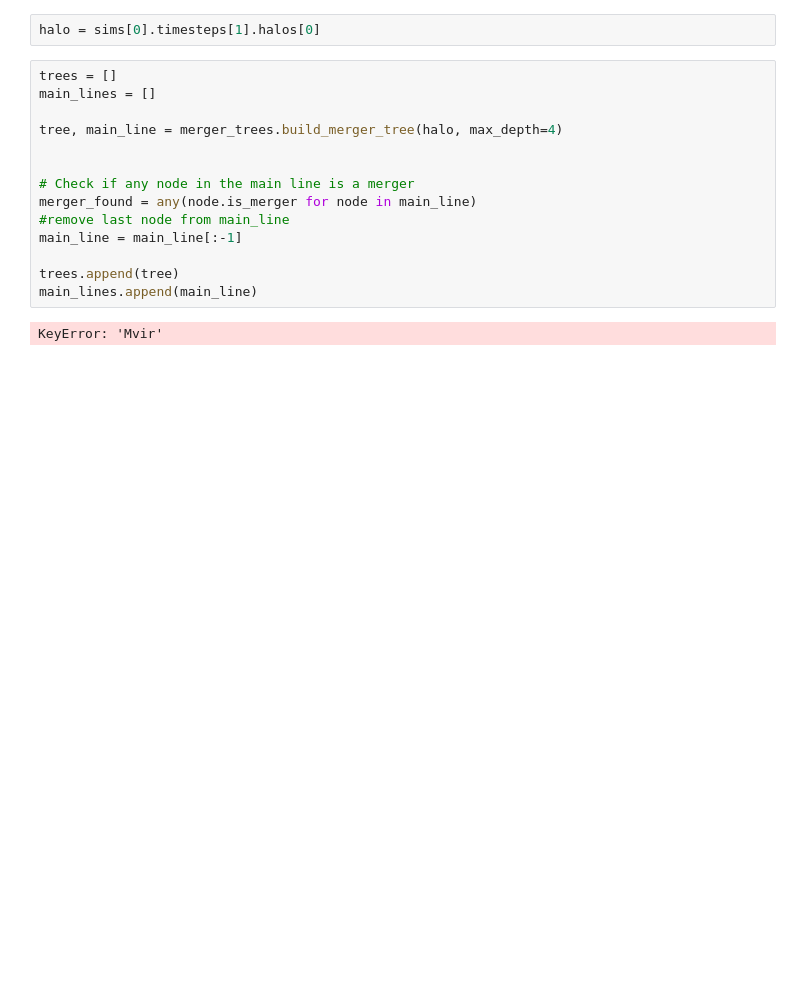
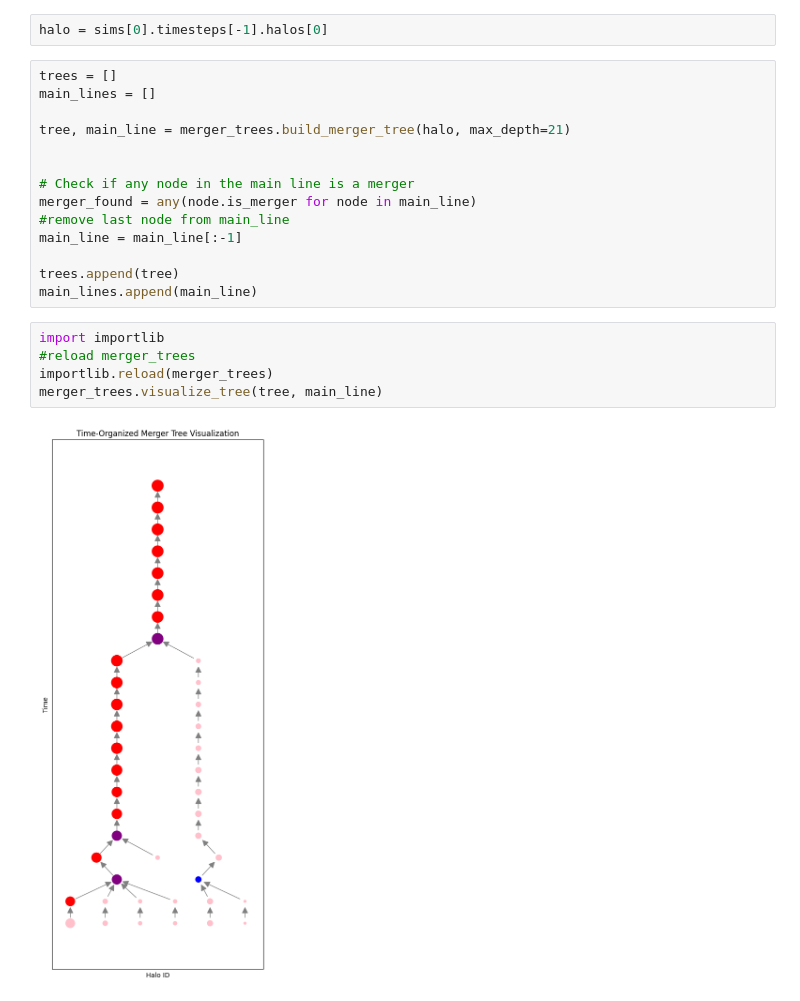
Before and after one commit to Bvogel4/mytangosproperties, a Jupyter notebook: merger_trees.ipynb, the cells around one changed output. Drawn from its saved outputs; the diff is of its cells as text; blank space fills up the shorter version.

```diff
--- a/merger_trees.ipynb
+++ b/merger_trees.ipynb
@@ -18,10 +21,10 @@ halo.keys()
 # %%
-halo = sims[0].timesteps[1].halos[0]
+halo = sims[0].timesteps[-1].halos[0]
 # %%
 trees = []
 main_lines = []
 
-tree, main_line = merger_trees.build_merger_tree(halo, max_depth=4)
+tree, main_line = merger_trees.build_merger_tree(halo, max_depth=21)
 
 
 # Check if any node in the main line is a merger
@@ -31,5 +34,10 @@ main_line = main_line[:-1]
 
 trees.append(tree)
 main_lines.append(main_line)
-# %% [output]
-KeyError: 'Mvir'
+# %%
+import importlib
+#reload merger_trees
+importlib.reload(merger_trees)
+merger_trees.visualize_tree(tree, main_line)
+# %% [output]
+[figure, added]
```
Also changed, not shown: parts of 3 cells of this notebook, 3 other files.
